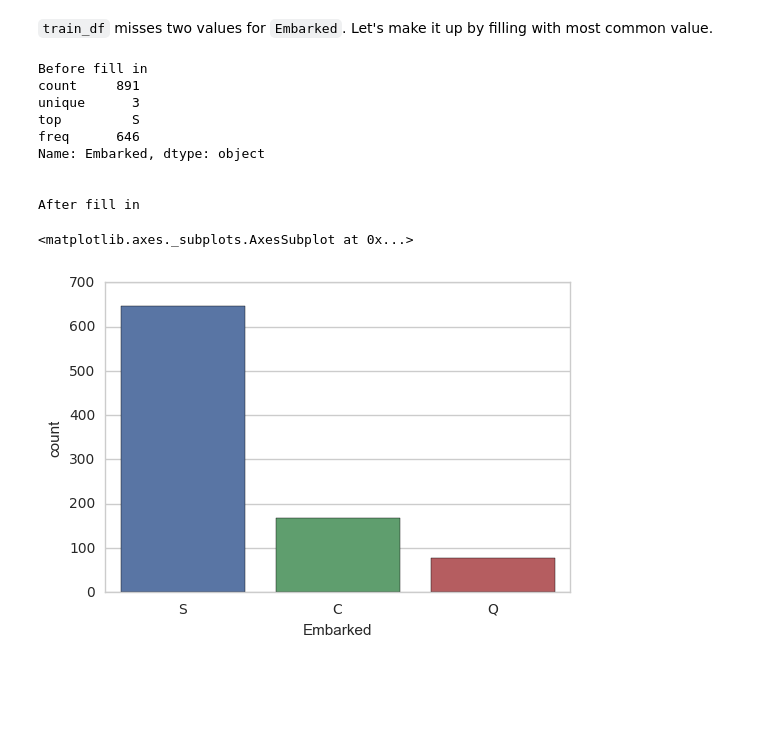
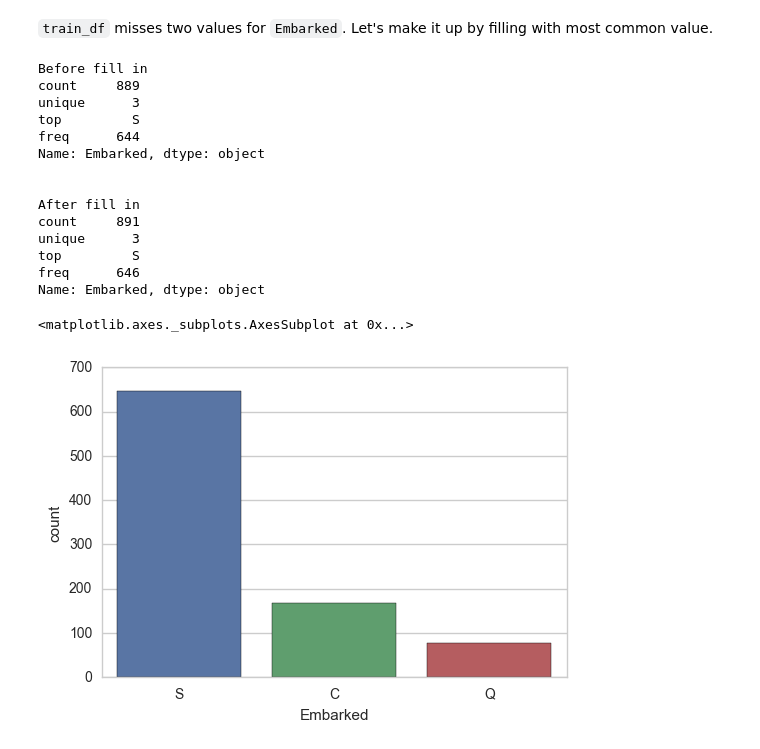
Before and after one commit to tjwudi/datasci, a Jupyter notebook: titanic/Titanic Deep Dive.ipynb, the cells around one changed output. Cells and saved outputs as stored; diff of their text form; code cells hidden in the pictures; blank space fills up the shorter version.

```diff
--- a/titanic/Titanic Deep Dive.ipynb
+++ b/titanic/Titanic Deep Dive.ipynb
@@ -79,22 +79,27 @@ test_df = _drop_unnecessary_cols(test_df)
 # %%
 print('Before fill in')
 print(train_df.Embarked.describe())
 
 train_df.Embarked = train_df.Embarked.fillna('S')
 
 print('\n\nAfter fill in')
-train_df.Embarked.describe()
+print(train_df.Embarked.describe())
 
 sns.countplot(data=train_df, x="Embarked", )
 # %% [output]
 Before fill in
+count     889
+unique      3
+top         S
+freq      644
+Name: Embarked, dtype: object
+
+
+After fill in
 count     891
 unique      3
 top         S
 freq      646
 Name: Embarked, dtype: object
-
-
-After fill in
 <matplotlib.axes._subplots.AxesSubplot at 0x...>
-[figure, old version]
+[figure, new version]
```
Also changed, not shown: parts of 2 cells of this notebook, 1 other file.
